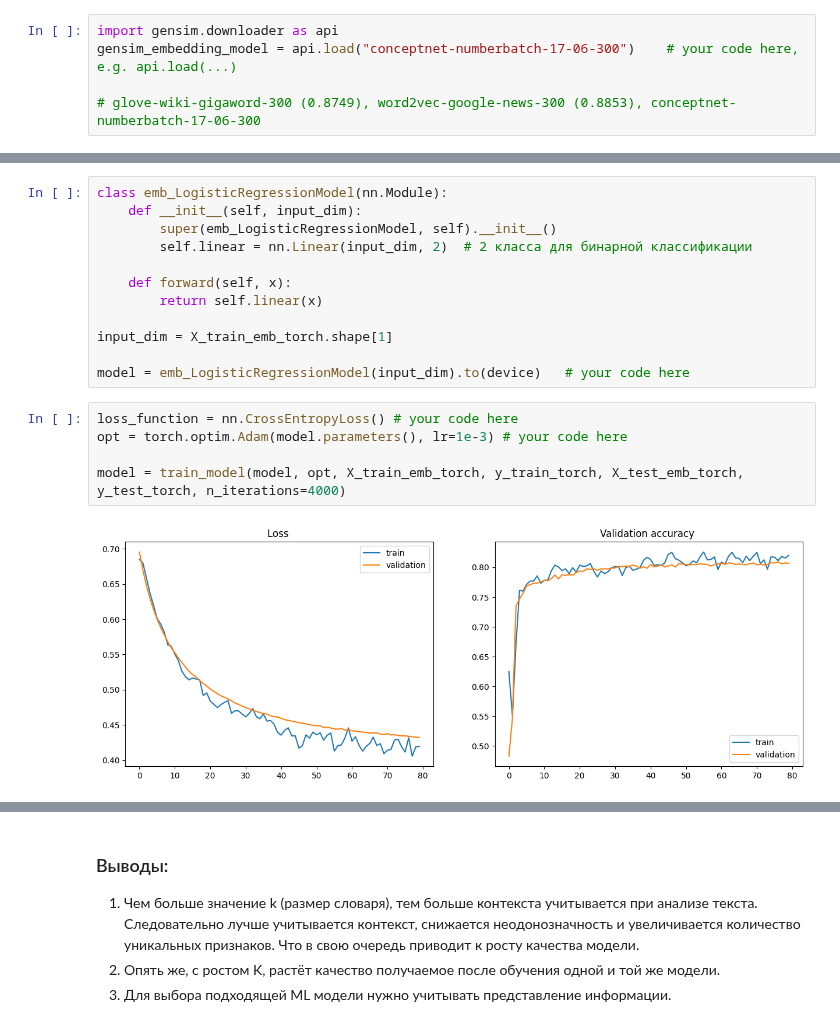
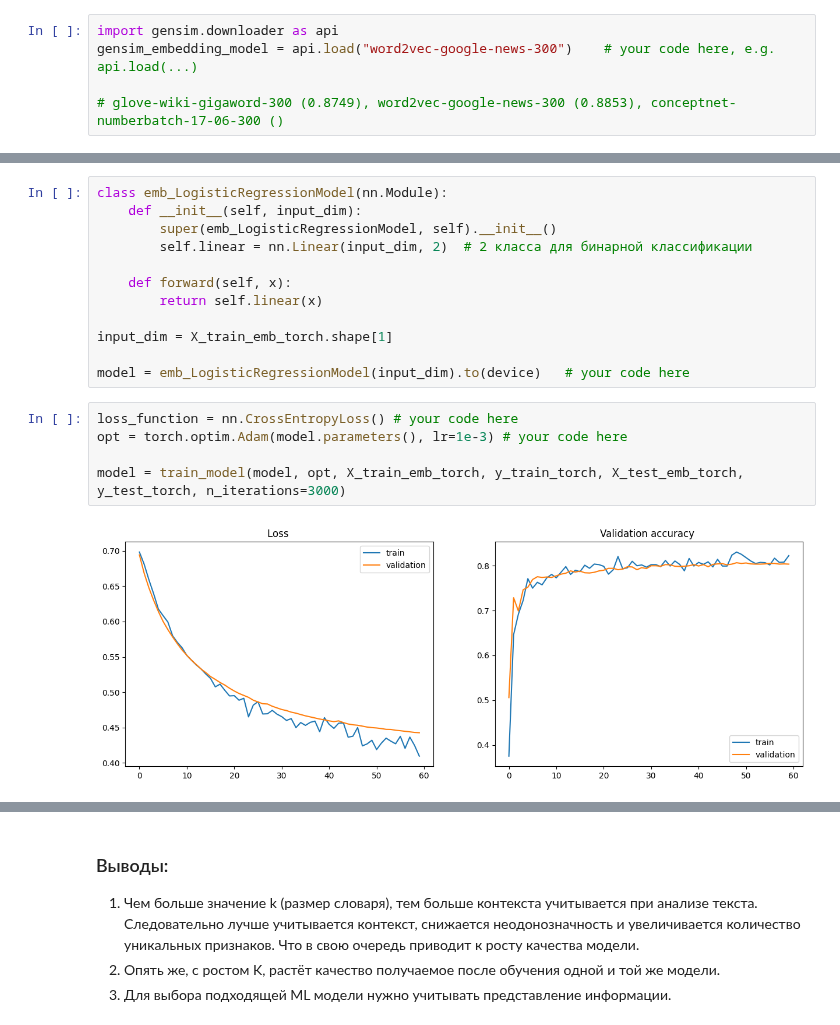
Before and after one commit to artyomboyko/Yandex-ML_2.0-Training, a Jupyter notebook: Practice/Homework_4/assignment_classic_text_classification.ipynb, the cells around one changed output, grey strips where cells are left out. Saved outputs shown, nothing was run; the diff lists cells and outputs as text.

```diff
--- a/Practice/Homework_4/assignment_classic_text_classification.ipynb
+++ b/Practice/Homework_4/assignment_classic_text_classification.ipynb
@@ -652,6 +652,6 @@ assert (
 Ваша задача: обучить модель (достаточно логистической регрессии или же двуслойной неронной сети), используя усредненный эмбеддинг для всех токенов в отзыве, добиться качества не хуже, чем с помощью BoW/TF-iDF и снизить степень переобучения (разницу между AUC ROC на обучающей и тестовой выборках).
 # %%
 import gensim.downloader as api
-gensim_embedding_model = api.load("conceptnet-numberbatch-17-06-300")    # your code here, e.g. api.load(...)
+gensim_embedding_model = api.load("word2vec-google-news-300")    # your code here, e.g. api.load(...)
 
-# glove-wiki-gigaword-300 (0.8749), word2vec-google-news-300 (0.8853), conceptnet-numberbatch-17-06-300
+# glove-wiki-gigaword-300 (0.8749), word2vec-google-news-300 (0.8853), conceptnet-numberbatch-17-06-300 ()
@@ -699,10 +697,10 @@ model = emb_LogisticRegressionModel(input_dim).to(device)   # your code here
 # %%
 loss_function = nn.CrossEntropyLoss() # your code here
 opt = torch.optim.Adam(model.parameters(), lr=1e-3) # your code here
 
-model = train_model(model, opt, X_train_emb_torch, y_train_torch, X_test_emb_torch, y_test_torch, n_iterations=4000)
+model = train_model(model, opt, X_train_emb_torch, y_train_torch, X_test_emb_torch, y_test_torch, n_iterations=3000)
 # %% [output]
-[figure, old version]
+[figure, new version]
 # %%
 # do not change the code in the block below
 # __________start of block__________
```
Also changed, not shown: parts of 11 cells of this notebook, 5 other files.
